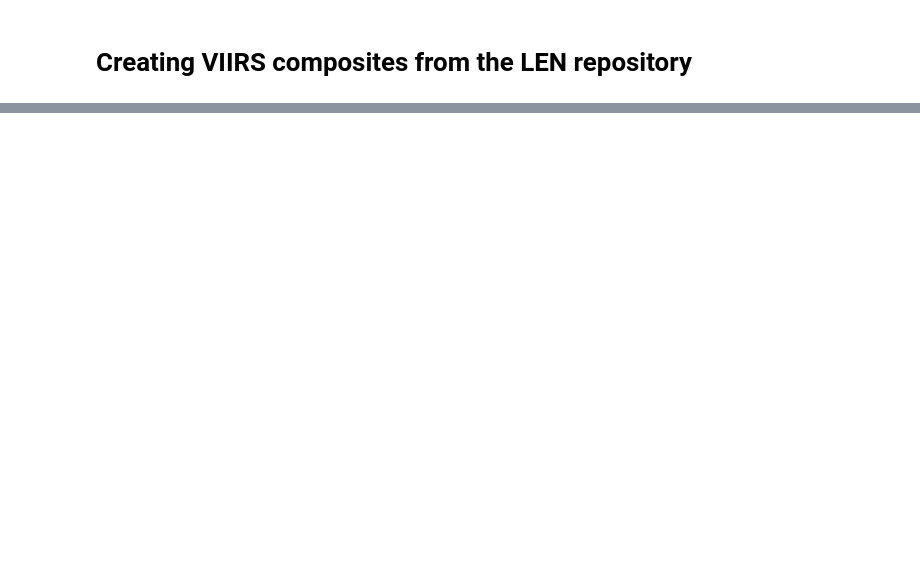
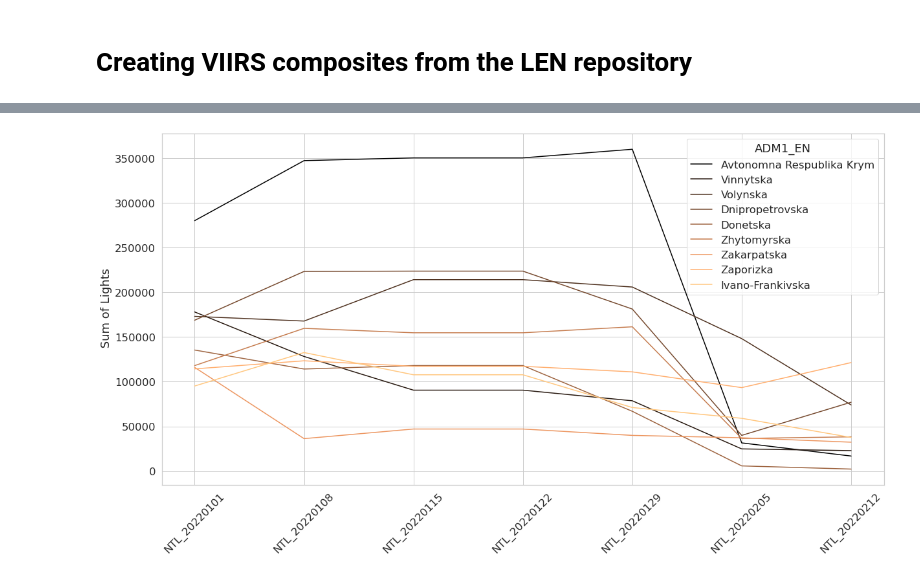
Before and after one commit to andresfchamorro/LEN_STAC, a Jupyter notebook: notebooks/Cleaning_VIIRS.ipynb, the cells around one changed output, grey strips where cells are left out. Saved outputs shown, nothing was run; the diff lists cells and outputs as text; code cells hidden in the pictures; blank space fills up the shorter version.

```diff
--- a/notebooks/Cleaning_VIIRS.ipynb
+++ b/notebooks/Cleaning_VIIRS.ipynb
@@ -39,0 +244,15 @@ cleaner.write_output(out_folder, iso3)
+# %%
+all_tifs = [os.path.join(shift_folder, x) for x in os.listdir(shift_folder) if x.endswith("rad.tif")]
+
+inR0 = rasterio.open(all_tifs[0])
+inR1 = rasterio.open(all_tifs[-1])
+
+inR0_data = inR0.read()
+inR1_data = inR1.read()
+
+diff_data = inR1_data - inR0_data
+
+out_file = os.path.join(out_folder, "VIIRS_change.tif")
+
+with rasterio.open(out_file, 'w', **inR0.meta) as out_raster:
+    out_raster.write(diff_data)
@@ -39,0 +261,9 @@ cleaner.write_output(out_folder, iso3)
+# %%
+ntl_res = adm1.loc[:,['ADM1_EN','ADM1_PCODE']]
+
+for cur_tif in all_tifs:
+    res = rMisc.zonalStats(adm1, cur_tif, minVal=1)
+    tif_date = cur_tif.split("_")[-3]
+    res = pd.DataFrame(res, columns = ['SUM', 'MIN', 'MAX', 'MEAN'])
+    ntl_res[f'NTL_{tif_date}'] = res['SUM']
+    tPrint(cur_tif)
@@ -39,0 +278,13 @@ cleaner.write_output(out_folder, iso3)
+# %%
+ntl_res = ntl_res.sort_values('NTL_20220101', ascending=False)
+ntl_plot = ntl_res.drop(['ADM1_PCODE', 'ADM1_EN'], axis=1).transpose()
+ntl_plot.columns = adm1['ADM1_EN']
+def map_ntl(map_data):
+    pd.DataFrame(map_data).plot(
+        figsize=(20,10), colormap='copper', legend=True, rot=45,
+        ylabel=' Sum of Lights'
+    )
+
+map_ntl(ntl_plot.iloc[:,0:9])
+# %% [output]
+[figure, added]
```
Also changed, not shown: parts of 30 cells of this notebook, 5 other files.
